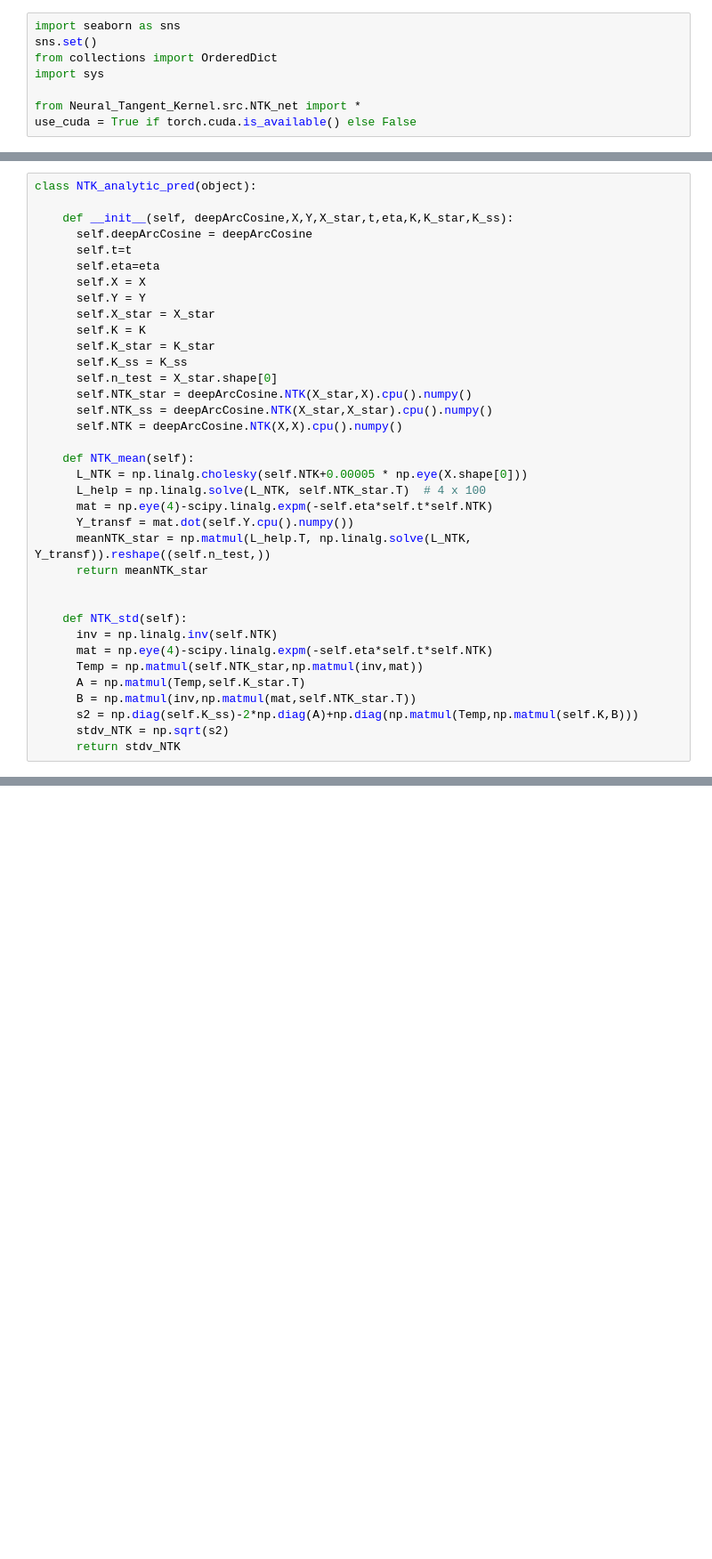
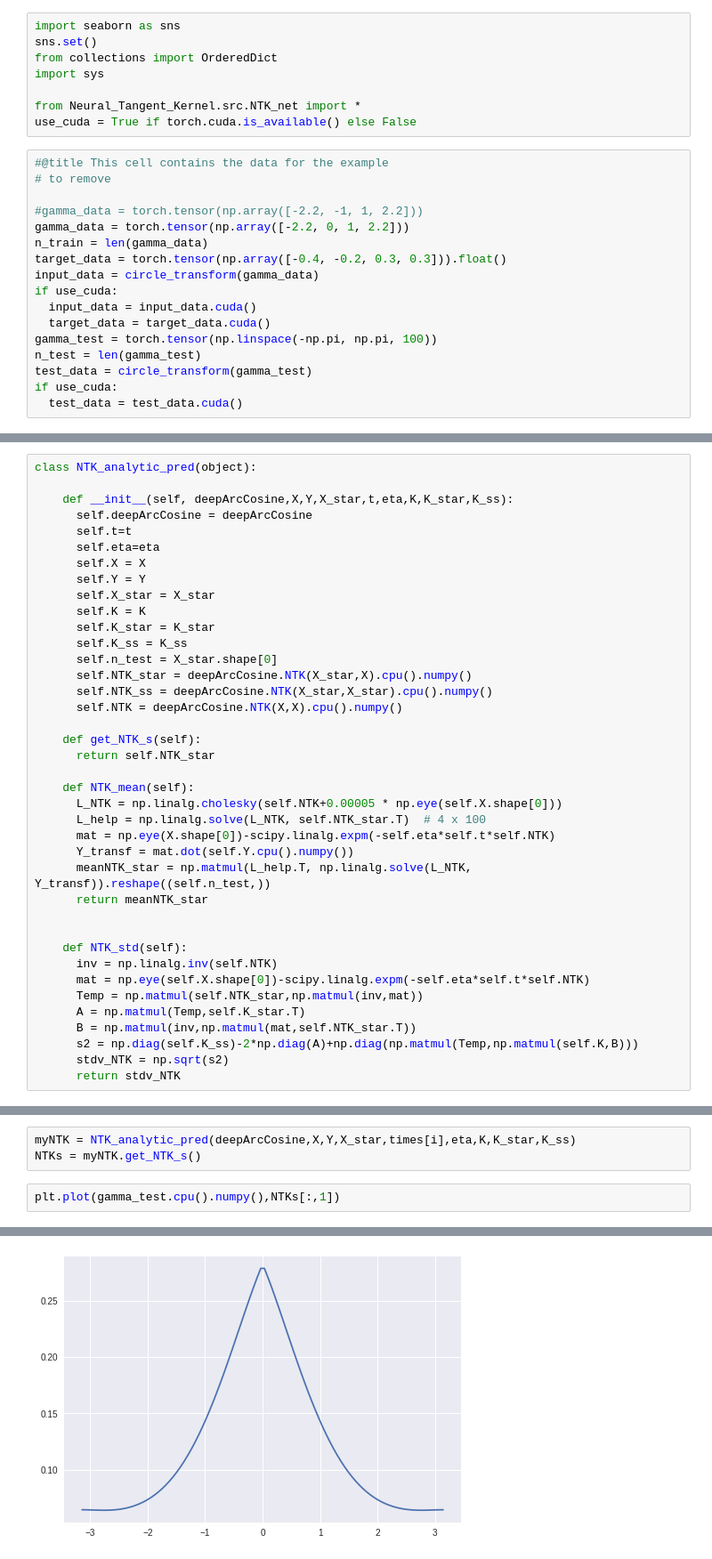
Before and after one commit to bobby-he/Neural_Tangent_Kernel, a Jupyter notebook: notebooks/anaytic_kernels.ipynb, the cells around one changed output, grey strips where cells are left out. Shown at 89% size. Drawn from its saved outputs; the diff is of its cells as text; blank space fills up the shorter version.

```diff
--- a/notebooks/anaytic_kernels.ipynb
+++ b/notebooks/anaytic_kernels.ipynb
@@ -28,3 +29,20 @@ import sys
 
 from Neural_Tangent_Kernel.src.NTK_net import *
 use_cuda = True if torch.cuda.is_available() else False
+# %%
+#@title This cell contains the data for the example
+# to remove
+
+#gamma_data = torch.tensor(np.array([-2.2, -1, 1, 2.2]))
+gamma_data = torch.tensor(np.array([-2.2, 0, 1, 2.2]))
+n_train = len(gamma_data)
+target_data = torch.tensor(np.array([-0.4, -0.2, 0.3, 0.3])).float()
+input_data = circle_transform(gamma_data)
+if use_cuda:
+  input_data = input_data.cuda()
+  target_data = target_data.cuda()
+gamma_test = torch.tensor(np.linspace(-np.pi, np.pi, 100))
+n_test = len(gamma_test)
+test_data = circle_transform(gamma_test)
+if use_cuda:
+  test_data = test_data.cuda()
@@ -83,10 +193,13 @@ class NTK_analytic_pred(object):
       self.NTK_ss = deepArcCosine.NTK(X_star,X_star).cpu().numpy()
       self.NTK = deepArcCosine.NTK(X,X).cpu().numpy()
 
+    def get_NTK_s(self):
+      return self.NTK_star
+
     def NTK_mean(self):
-      L_NTK = np.linalg.cholesky(self.NTK+0.00005 * np.eye(X.shape[0]))
+      L_NTK = np.linalg.cholesky(self.NTK+0.00005 * np.eye(self.X.shape[0]))
       L_help = np.linalg.solve(L_NTK, self.NTK_star.T)  # 4 x 100
-      mat = np.eye(4)-scipy.linalg.expm(-self.eta*self.t*self.NTK)
+      mat = np.eye(X.shape[0])-scipy.linalg.expm(-self.eta*self.t*self.NTK)
       Y_transf = mat.dot(self.Y.cpu().numpy())
       meanNTK_star = np.matmul(L_help.T, np.linalg.solve(L_NTK, Y_transf)).reshape((self.n_test,))
       return meanNTK_star
@@ -94,7 +207,7 @@ class NTK_analytic_pred(object):
 
     def NTK_std(self):
       inv = np.linalg.inv(self.NTK)
-      mat = np.eye(4)-scipy.linalg.expm(-self.eta*self.t*self.NTK)
+      mat = np.eye(self.X.shape[0])-scipy.linalg.expm(-self.eta*self.t*self.NTK)
       Temp = np.matmul(self.NTK_star,np.matmul(inv,mat))
       A = np.matmul(Temp,self.K_star.T)
       B = np.matmul(inv,np.matmul(mat,self.NTK_star.T))
@@ -103,0 +322,6 @@ class NTK_analytic_pred(object):
+# %%
+myNTK = NTK_analytic_pred(deepArcCosine,X,Y,X_star,times[i],eta,K,K_star,K_ss)
+NTKs = myNTK.get_NTK_s()
+# %%
+plt.plot(gamma_test.cpu().numpy(),NTKs[:,1])
+# %% [output]
@@ -103,0 +329 @@ class NTK_analytic_pred(object):
+[figure, added]
```
Also changed, not shown: parts of 7 cells of this notebook.
